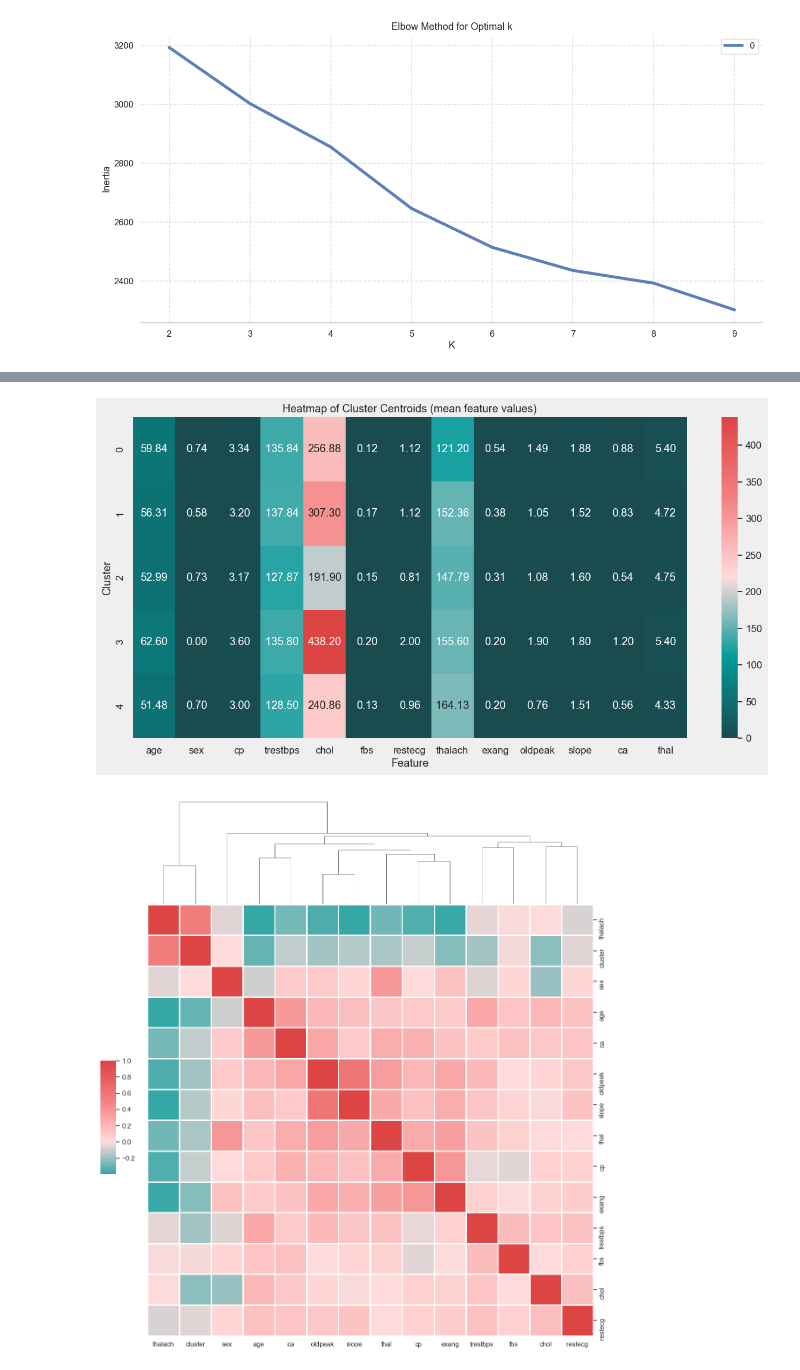
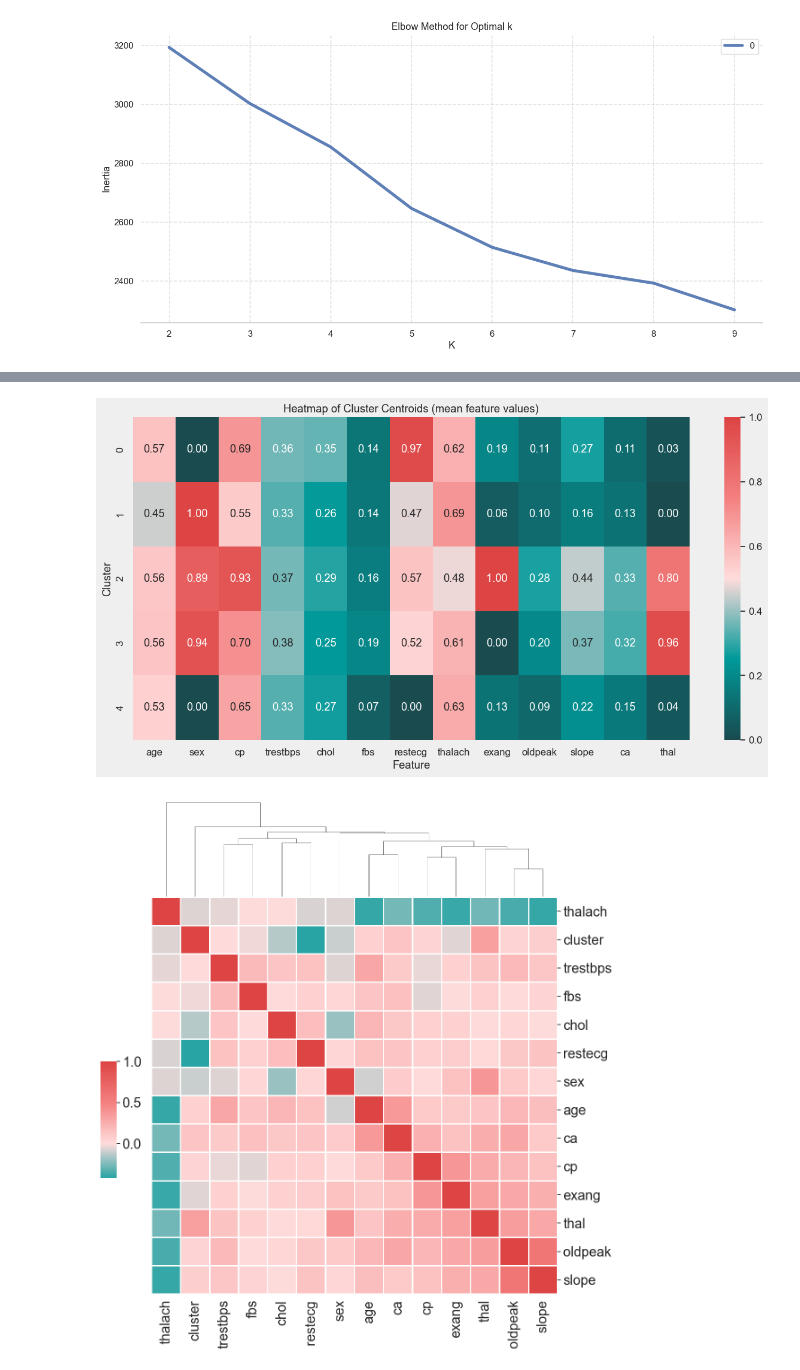
Before and after one commit to PietroMondini/Clustering, a Jupyter notebook: K_means_heart_diseases.ipynb, the cells around one changed output, grey strips where cells are left out. Drawn from its saved outputs; the diff is of its cells as text; code cells hidden in the pictures.

Commit message:
scaled all data to [0,1] range

```diff
--- a/K_means_heart_diseases.ipynb
+++ b/K_means_heart_diseases.ipynb
@@ -88,6 +88,8 @@ plt.savefig(r'images/elbow_plot.png', transparent=True, bbox_inches='tight')
 # %%
 # From the elbow plot, we choose k
 K = 5
+
+df=(df-df.min())/(df.max()-df.min())
 
 km = KMeans(n_clusters = K, random_state=0)
 df['cluster'] = km.fit_predict(df)
@@ -172,24 +174,27 @@ plt.ylabel("Cluster")
 plt.xlabel("Feature")
 plt.savefig(r'images/heatmap_of_features.png', transparent=True, bbox_inches='tight')
 # %% [output]
-[figure, old version]
+[figure, new version]
 # %%
 sns.set_theme()
 
 # Convert the palette to vectors that will be drawn on the side of the matrix
 networks = df.columns.get_level_values(0).unique()
+
+sns.set(font_scale = 2)
 
 # Draw the full plot
 g = sns.clustermap(df.corr(), center=0, cmap=cmap,
                    col_cluster=True,
                    dendrogram_ratio=(.1, .2),
                    cbar_pos=(.02, .32, .03, .2),
                    linewidths=.75, figsize=(12, 13))
 
+
 g.ax_row_dendrogram.remove()
 plt.savefig(r'images/clustermap_of_features.png', transparent=True, bbox_inches='tight')
 # %% [output]
-[figure, old version]
+[figure, new version]
 # %%
 sns.set_theme(style="whitegrid", font_scale=1.1)
 
```
Also changed, not shown: parts of 6 cells of this notebook, 30 other files.
